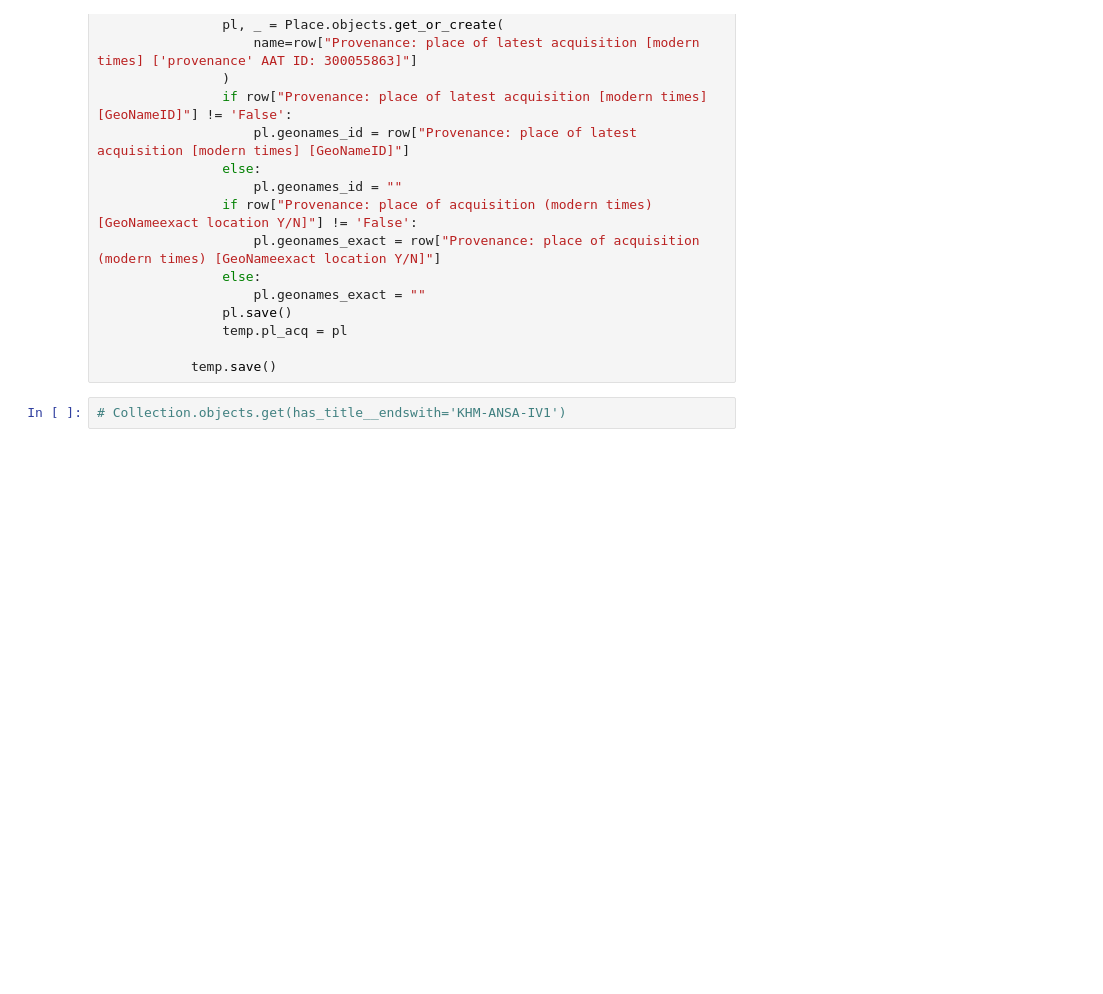
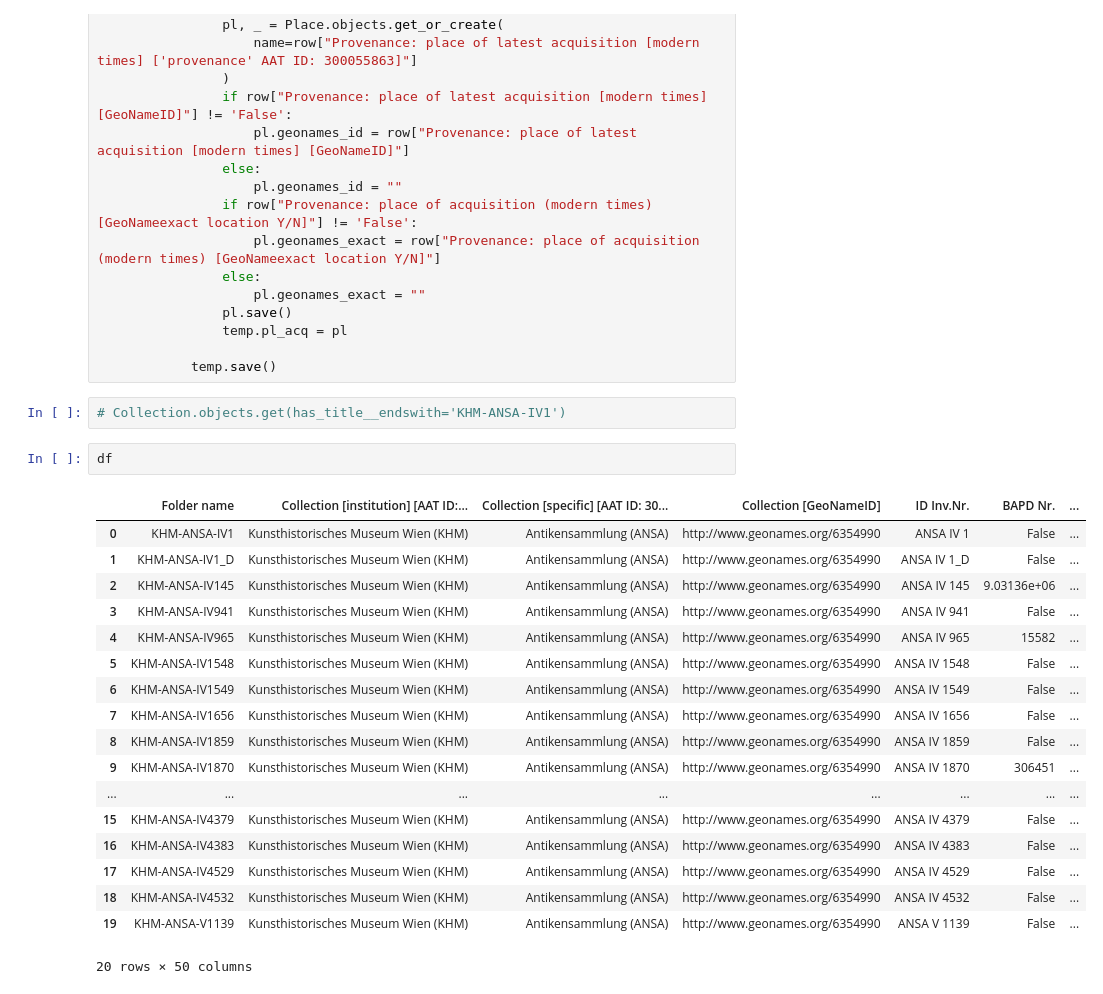
Before and after one commit to acdh-oeaw/odeeg, a Jupyter notebook: import_archaeology.ipynb, the cells around one changed output. Cells and saved outputs as stored; diff of their text form; blank space fills up the shorter version.

```diff
--- a/import_archaeology.ipynb
+++ b/import_archaeology.ipynb
@@ -199,3 +199,24 @@ for i, row in df.iterrows():
             temp.save()
 # %%
 # Collection.objects.get(has_title__endswith='KHM-ANSA-IV1')
+# %%
+df
+# %% [output]
+|  | Folder name | Collection [institution] [AAT ID:... | Collection [specific] [AAT ID: 30... | Collection [GeoNameID] | ID Inv.Nr. | BAPD Nr. | ... |
+| 0 | KHM-ANSA-IV1 | Kunsthistorisches Museum Wien (KHM) | Antikensammlung (ANSA) | http://www.geonames.org/6354990 | ANSA IV 1 | False | ... |
+| 1 | KHM-ANSA-IV1_D | Kunsthistorisches Museum Wien (KHM) | Antikensammlung (ANSA) | http://www.geonames.org/6354990 | ANSA IV 1_D | False | ... |
+| 2 | KHM-ANSA-IV145 | Kunsthistorisches Museum Wien (KHM) | Antikensammlung (ANSA) | http://www.geonames.org/6354990 | ANSA IV 145 | 9.03136e+06 | ... |
+| 3 | KHM-ANSA-IV941 | Kunsthistorisches Museum Wien (KHM) | Antikensammlung (ANSA) | http://www.geonames.org/6354990 | ANSA IV 941 | False | ... |
+| 4 | KHM-ANSA-IV965 | Kunsthistorisches Museum Wien (KHM) | Antikensammlung (ANSA) | http://www.geonames.org/6354990 | ANSA IV 965 | 15582 | ... |
+| 5 | KHM-ANSA-IV1548 | Kunsthistorisches Museum Wien (KHM) | Antikensammlung (ANSA) | http://www.geonames.org/6354990 | ANSA IV 1548 | False | ... |
+| 6 | KHM-ANSA-IV1549 | Kunsthistorisches Museum Wien (KHM) | Antikensammlung (ANSA) | http://www.geonames.org/6354990 | ANSA IV 1549 | False | ... |
+| 7 | KHM-ANSA-IV1656 | Kunsthistorisches Museum Wien (KHM) | Antikensammlung (ANSA) | http://www.geonames.org/6354990 | ANSA IV 1656 | False | ... |
+| 8 | KHM-ANSA-IV1859 | Kunsthistorisches Museum Wien (KHM) | Antikensammlung (ANSA) | http://www.geonames.org/6354990 | ANSA IV 1859 | False | ... |
+| 9 | KHM-ANSA-IV1870 | Kunsthistorisches Museum Wien (KHM) | Antikensammlung (ANSA) | http://www.geonames.org/6354990 | ANSA IV 1870 | 306451 | ... |
+| ... | ... | ... | ... | ... | ... | ... | ... |
+| 15 | KHM-ANSA-IV4379 | Kunsthistorisches Museum Wien (KHM) | Antikensammlung (ANSA) | http://www.geonames.org/6354990 | ANSA IV 4379 | False | ... |
+| 16 | KHM-ANSA-IV4383 | Kunsthistorisches Museum Wien (KHM) | Antikensammlung (ANSA) | http://www.geonames.org/6354990 | ANSA IV 4383 | False | ... |
+| 17 | KHM-ANSA-IV4529 | Kunsthistorisches Museum Wien (KHM) | Antikensammlung (ANSA) | http://www.geonames.org/6354990 | ANSA IV 4529 | False | ... |
+| 18 | KHM-ANSA-IV4532 | Kunsthistorisches Museum Wien (KHM) | Antikensammlung (ANSA) | http://www.geonames.org/6354990 | ANSA IV 4532 | False | ... |
+| 19 | KHM-ANSA-V1139 | Kunsthistorisches Museum Wien (KHM) | Antikensammlung (ANSA) | http://www.geonames.org/6354990 | ANSA V 1139 | False | ... |
+20 rows × 50 columns
```
Also changed, not shown: 8 other files.
